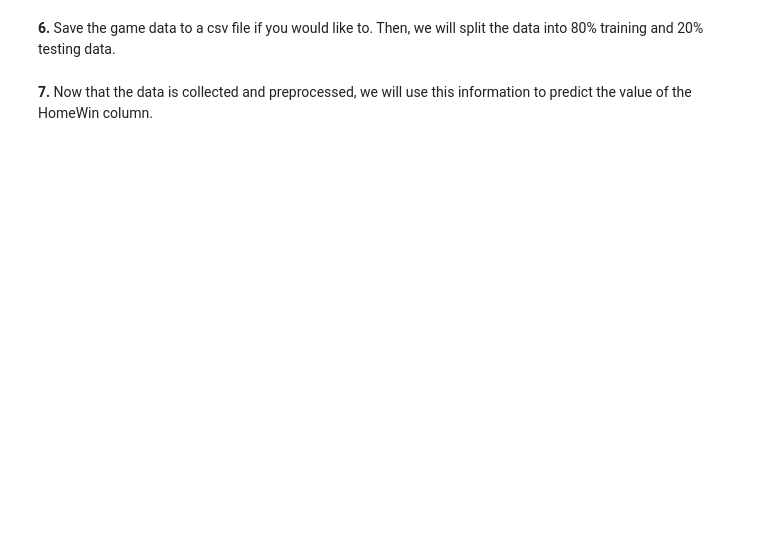
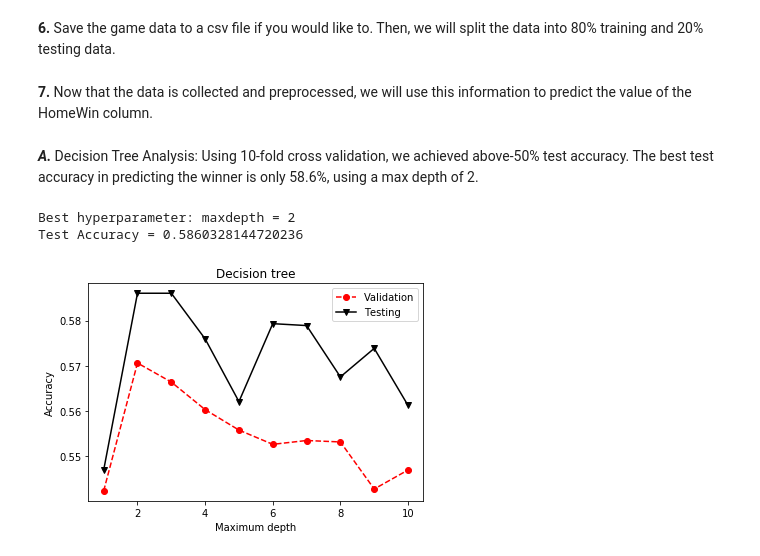
Before and after one commit to buckl113/PredictingMLBGames, a Jupyter notebook: project.ipynb, the cells around one changed output. Drawn from its saved outputs; the diff is of its cells as text; code cells hidden in the pictures; blank space fills up the shorter version.

Commit message:
Decision tree, neural networks, and clustering

```diff
--- a/project.ipynb
+++ b/project.ipynb
@@ -583,3 +585,44 @@ X = games.drop(['HomeWin'],axis=1)
 X_train, X_test, Y_train, Y_test = train_test_split(X, Y, test_size=0.2, random_state=1)
 # %% [markdown]
 **7.** Now that the data is collected and preprocessed, we will use this information to predict the value of the HomeWin column.
+# %% [markdown]
+***A.*** Decision Tree Analysis: Using 10-fold cross validation, we achieved above-50% test accuracy. The best test accuracy in predicting the winner is only 58.6%, using a max depth of 2.
+# %%
+import numpy as np
+from sklearn import tree
+from sklearn.metrics import accuracy_score
+from sklearn.model_selection import cross_val_score
+import matplotlib.pyplot as plt
+%matplotlib inline
+
+maxdepths = [1,2,3,4,5,6,7,8,9,10]
+
+validationAcc = np.zeros(len(maxdepths))
+testAcc = np.zeros(len(maxdepths))
+
+numFolds = 10
+index = 0
+for depth in maxdepths:
+    clf = tree.DecisionTreeClassifier(max_depth=depth, random_state=1)
+    scores = cross_val_score(clf, X_train, Y_train, cv=numFolds)
+    validationAcc[index] = np.mean(scores)
+
+    clf = clf.fit(X_train, Y_train)
+    Y_predTest = clf.predict(X_test)
+    testAcc[index] = accuracy_score(Y_test, Y_predTest)
+    index += 1
+
+plt.plot(maxdepths, validationAcc, 'ro--', maxdepths, testAcc, 'kv-')
+plt.xlabel('Maximum depth')
+plt.ylabel('Accuracy')
+plt.title('Decision tree')
+plt.legend(['Validation','Testing'])
+
+
+bestHyperparam = np.argmax(validationAcc)
+print('Best hyperparameter: maxdepth =', maxdepths[bestHyperparam])
+print('Test Accuracy =', testAcc[bestHyperparam])
+# %% [output]
+Best hyperparameter: maxdepth = 2
+Test Accuracy = 0.5860328144720236
+[figure, added]
```
Also changed, not shown: parts of 18 cells of this notebook.
